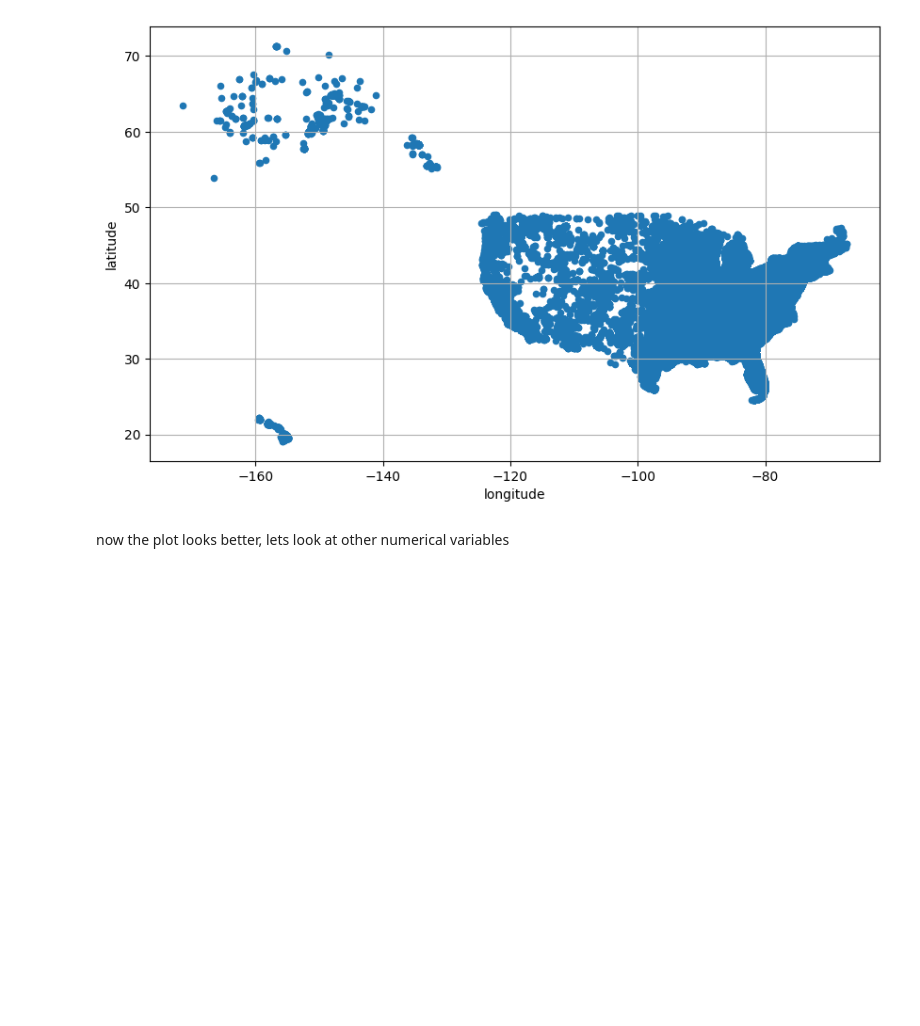
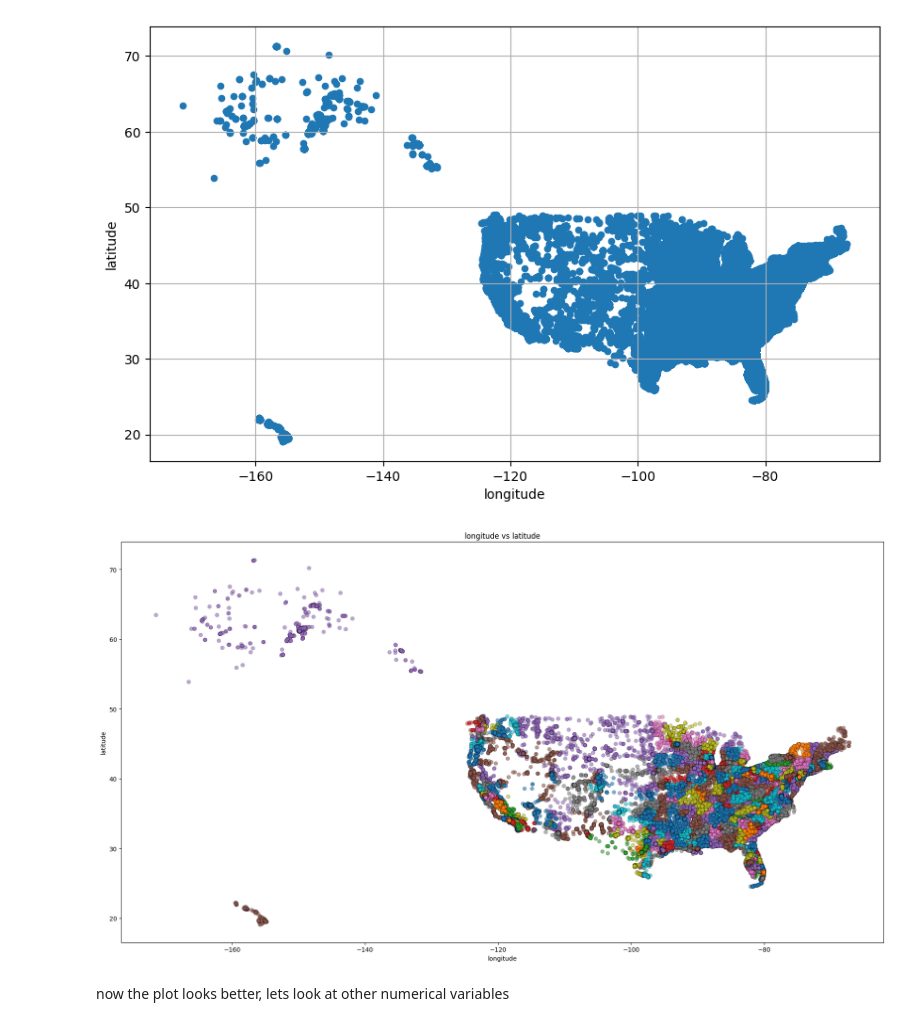
Before and after one commit to Neukz/gun-violence-analysis, a Jupyter notebook: 01_problem_and_data_understanding.ipynb, the cells around one changed output. Drawn from its saved outputs; the diff is of its cells as text; code cells hidden in the pictures; blank space fills up the shorter version.

```diff
--- a/01_problem_and_data_understanding.ipynb
+++ b/01_problem_and_data_understanding.ipynb
@@ -190,6 +204,31 @@ df.plot(x='longitude', y='latitude', kind='scatter', grid=True, figsize=(10, 6))
 # %% [output]
 <Axes: xlabel='longitude', ylabel='latitude'>
 [figure]
+# %%
+
+def catplot(x_col, y_col, hue_col):
+    mask = x_col.notna() & y_col.notna()
+    x = x_col[mask]
+    y = y_col[mask]
+    hue = hue_col[mask]
+
+    fig, ax = plt.subplots(figsize=(18, 10))
+
+    for category in hue.unique():
+        mask_cat = hue == category
+        ax.scatter(x[mask_cat], y[mask_cat], label=category, alpha=0.6,
+                   edgecolors='k', linewidths=0.3)
+
+    ax.set_xlabel(x_col.name)
+    ax.set_ylabel(y_col.name)
+    ax.set_title(f"{x_col.name} vs {y_col.name}")
+    #ax.legend(title=hue_col.name)
+    plt.tight_layout()
+    plt.show()
+# %%
+catplot(df['longitude'], df['latitude'], df['congressional_district'])
+# %% [output]
+[figure, added]
 # %% [markdown]
 now the plot looks better, lets look at other numerical variables
 # %%
```
Also changed, not shown: parts of 22 cells of this notebook, 2 other files.
